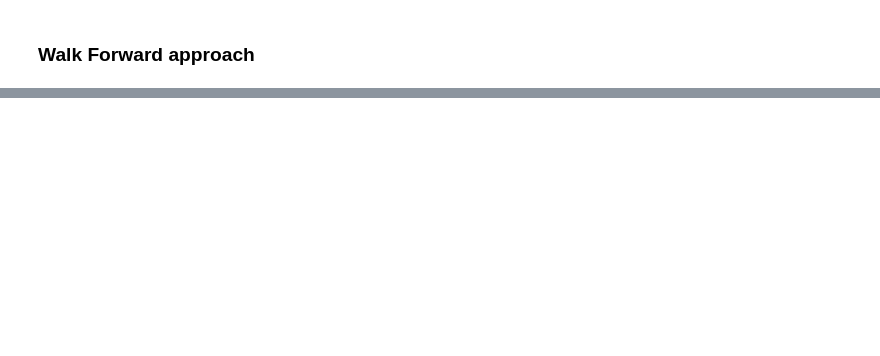
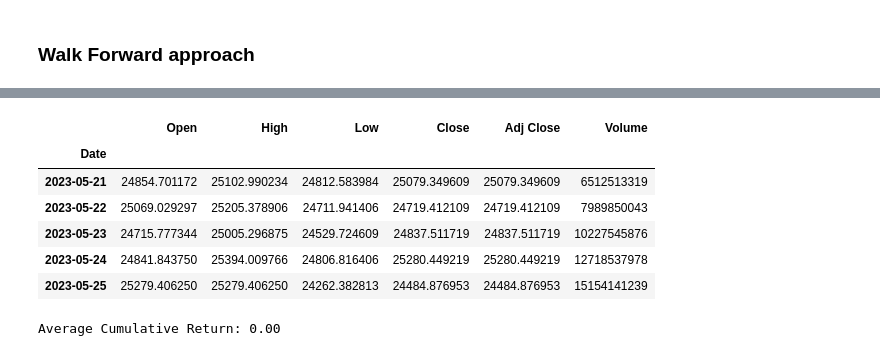
Before and after one commit to datadham/TradingStrategy, a Jupyter notebook: notebooks/04_StrategyOptimizer.ipynb, the cells around one changed output, grey strips where cells are left out. Cells and saved outputs as stored; diff of their text form; code cells hidden in the pictures; blank space fills up the shorter version.

```diff
--- a/notebooks/04_StrategyOptimizer.ipynb
+++ b/notebooks/04_StrategyOptimizer.ipynb
@@ -222,0 +252,41 @@ for i in range(n_splits):
+# %%
+hist.head()
+# %% [output]
+|  | Open | High | Low | Close | Adj Close | Volume |
+| Date |  |  |  |  |  |  |
+| 2023-05-21 | 24854.701172 | 25102.990234 | 24812.583984 | 25079.349609 | 25079.349609 | 6512513319 |
+| 2023-05-22 | 25069.029297 | 25205.378906 | 24711.941406 | 24719.412109 | 24719.412109 | 7989850043 |
+| 2023-05-23 | 24715.777344 | 25005.296875 | 24529.724609 | 24837.511719 | 24837.511719 | 10227545876 |
+| 2023-05-24 | 24841.843750 | 25394.009766 | 24806.816406 | 25280.449219 | 25280.449219 | 12718537978 |
+| 2023-05-25 | 25279.406250 | 25279.406250 | 24262.382813 | 24484.876953 | 24484.876953 | 15154141239 |
+# %%
+# Assuming n_splits, train_indices, and test_indices are defined elsewhere in your code
+cumret = []
+short_windows = range(5, 21)
+long_windows = range(21, 51)
+
+n_splits = 2
+tscv = TimeSeriesSplit(n_splits=n_splits)
+
+# Initialize lists to store results
+train_indices = []
+test_indices = []
+
+for train_index, test_index in tscv.split(hist):
+    train_indices.append(train_index)
+    test_indices.append(test_index)
+
+
+for i in range(n_splits):
+    train = hist.iloc[train_indices[i]]
+    test = hist.iloc[test_indices[i]]
+
+    best_return, best_params, results = optimize(train, short_windows, long_windows)
+    cumulative_returns, buy_hold = backtest_strategy(test, best_params[0], best_params[1])
+    cumret.append(cumulative_returns)
+
+# Calculate overall performance metrics
+average_cumret = np.mean(cumret)
+print(f'Average Cumulative Return: {average_cumret:.2f}')
+# %% [output]
+Average Cumulative Return: 0.00
```
Also changed, not shown: parts of 20 cells of this notebook, 3 other files.
